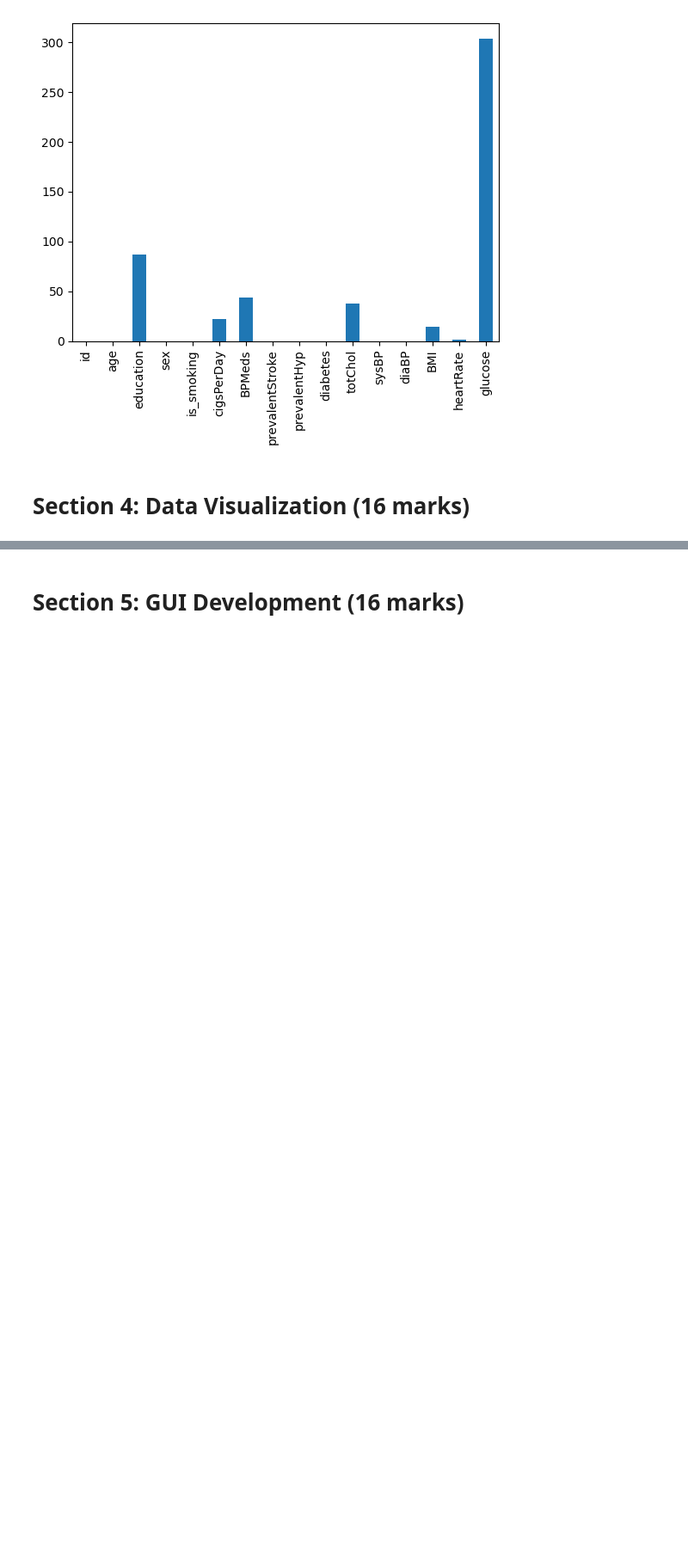
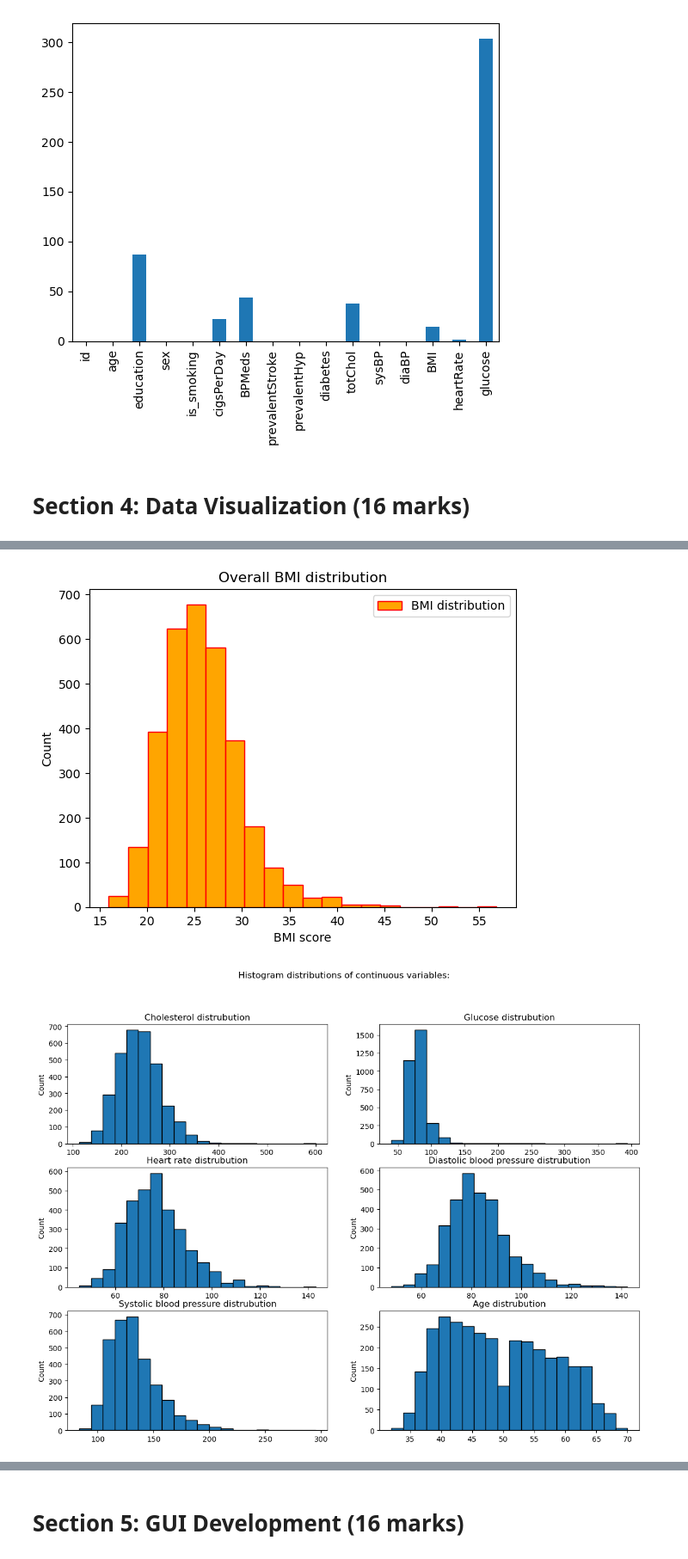
Before and after one commit to Micky1314/January-final-draft, a Jupyter notebook: Notebooks/Final Draft.ipynb, the cells around one changed output, grey strips where cells are left out. Shown at 86% size. Cells and saved outputs as stored; diff of their text form; code cells hidden in the pictures; blank space fills up the shorter version.

Commit message:
Added a few more graphs

```diff
--- a/Notebooks/Final Draft.ipynb
+++ b/Notebooks/Final Draft.ipynb
@@ -263,0 +249,71 @@ plt.show()
+# %%
+from matplotlib import pyplot as plt
+
+# 1 Visualising the distribution of BMI
+
+fig, ax = plt.subplots()
+
+ax.hist(df3["BMI"], bins=20, color="orange", edgecolor="red", label="BMI distribution")
+
+ax.set_xlabel("BMI score")
+ax.set_ylabel("Count")
+ax.set_title("Overall BMI distribution")
+
+ax.legend()
+
+plt.show()
+
+# 2: The relationship between BMI and common risk factors
+
+fig, ax = plt.subplots(3, 2, figsize=(14,10))
+
+# Graph 1
+ax[0, 0].hist(df3["totChol"], bins=20, edgecolor="black")
+ax[0, 0].set_title("Cholesterol distrubution")
+ax[0, 0].set_ylabel("Count")
+
+# Graph 2
+ax[0, 1].hist(df3["glucose"], bins=20, edgecolor="black")
+ax[0, 1].set_title("Glucose distrubution")
+ax[0, 1].set_ylabel("Count")
+
+# Graph 3
+ax[1, 0].hist(df3["heartRate"], bins=20, edgecolor="black")
+ax[1, 0].set_title("Heart rate distrubution")
+ax[1, 0].set_ylabel("Count")
+
+# Graph 4
+ax[1, 1].hist(df3["diaBP"], bins=20, edgecolor="black")
+ax[1, 1].set_title("Diastolic blood pressure distrubution")
+ax[1, 1].set_ylabel("Count")
+
+# Graph 5
+ax[2, 0].hist(df3["sysBP"], bins=20, edgecolor="black")
+ax[2, 0].set_title("Systolic blood pressure distrubution")
+ax[2, 0].set_ylabel("Count")
+
+# Graph 6
+ax[2, 1].hist(df3["age"], bins=20, edgecolor="black")
+ax[2, 1].set_title("Age distrubution")
+ax[2, 1].set_ylabel("Count")
+
+
+
+plt.suptitle("Histogram distributions of continuous variables:")
+plt.show()
+
+# 3: Scatterlpot of the relationshpip between systolic and diastolic blood pressure:
+
+fig, ax = plt.subplots()
+ax.scatter(df3["sysBP"], df3["diaBP"], s=5, alpha=0.55)
+
+ax.set_facecolor("whitesmoke")
+plt.grid()
+ax.set_xlabel("Systolic blood pressure")
+ax.set_ylabel("Diastolic blood pressure")
+ax.set_title("Relationship between systolic and diastolic blood pressure")
+
+plt.show()
+# %% [output]
+[figure, added]
+[figure, added]
```
Also changed, not shown: parts of 4 cells of this notebook.
